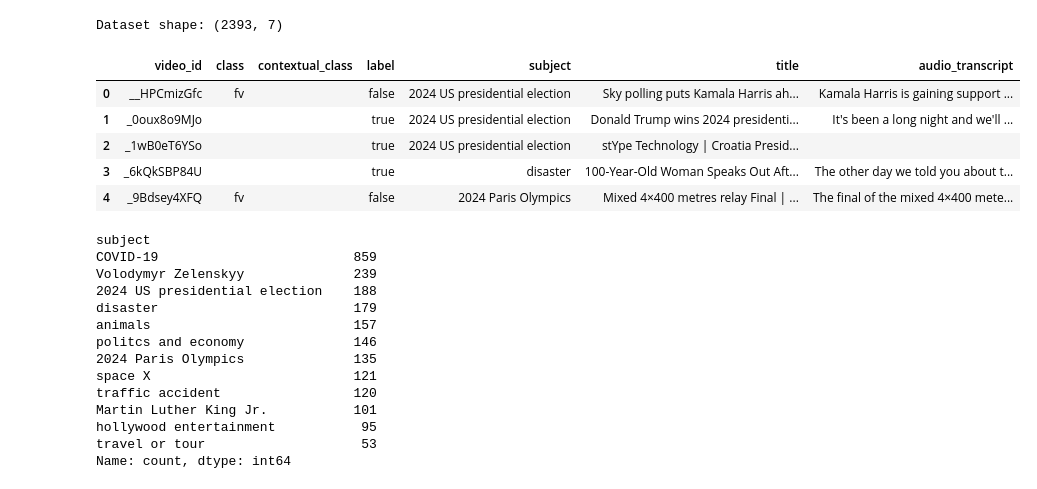
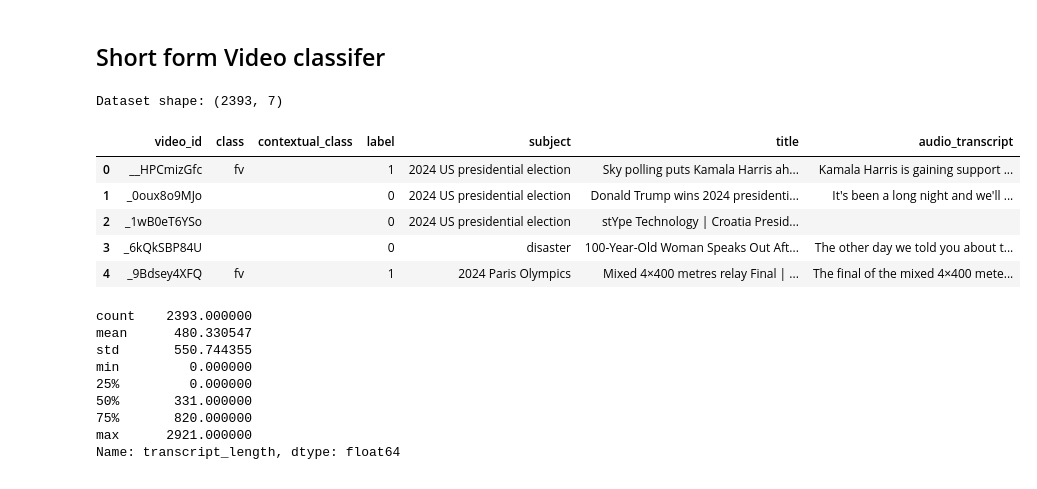
Before and after one commit to ShubhanC/Fake-News-Detector, a Jupyter notebook: eda/video.ipynb, the cells around one changed output. Cells and saved outputs as stored; diff of their text form; code cells hidden in the pictures.

```diff
--- a/eda/video.ipynb
+++ b/eda/video.ipynb
@@ -1,3 +1,5 @@
+# %% [markdown]
+## Short form Video classifer
 # %%
 import pandas as pd
 from sklearn.model_selection import train_test_split
@@ -7,29 +17,13 @@ from sklearn.metrics import accuracy_score, classification_report, confusion_mat
 # %%
-df = pd.read_json('./data/videodata.json')
+df = pd.read_json('../data/video/videodata.json')
+df['label'] = df['label'].map({'false': 1, 'true': 0})
 print("Dataset shape:", df.shape)
 df.head()
 # %% [output]
 Dataset shape: (2393, 7)
 |  | video_id | class | contextual_class | label | subject | title | audio_transcript |
-| 0 | __HPCmizGfc | fv |  | false | 2024 US presidential election | Sky polling puts Kamala Harris ah... | Kamala Harris is gaining support ... |
-| 1 | _0oux8o9MJo |  |  | true | 2024 US presidential election | Donald Trump wins 2024 presidenti... | It's been a long night and we'll ... |
-| 2 | _1wB0eT6YSo |  |  | true | 2024 US presidential election | stYpe Technology | Croatia Presid... |  |
-| 3 | _6kQkSBP84U |  |  | true | disaster | 100-Year-Old Woman Speaks Out Aft... | The other day we told you about t... |
-| 4 | _9Bdsey4XFQ | fv |  | false | 2024 Paris Olympics | Mixed 4×400 metres relay Final | ... | The final of the mixed 4×400 mete... |
+| 0 | __HPCmizGfc | fv |  | 1 | 2024 US presidential election | Sky polling puts Kamala Harris ah... | Kamala Harris is gaining support ... |
+| 1 | _0oux8o9MJo |  |  | 0 | 2024 US presidential election | Donald Trump wins 2024 presidenti... | It's been a long night and we'll ... |
+| 2 | _1wB0eT6YSo |  |  | 0 | 2024 US presidential election | stYpe Technology | Croatia Presid... |  |
+| 3 | _6kQkSBP84U |  |  | 0 | disaster | 100-Year-Old Woman Speaks Out Aft... | The other day we told you about t... |
+| 4 | _9Bdsey4XFQ | fv |  | 1 | 2024 Paris Olympics | Mixed 4×400 metres relay Final | ... | The final of the mixed 4×400 mete... |
-# %%
-df['subject'].value_counts()
-# %% [output]
-subject
-COVID-19                         859
-Volodymyr Zelenskyy              239
-2024 US presidential election    188
-disaster                         179
-animals                          157
-politcs and economy              146
-2024 Paris Olympics              135
-space X                          121
-traffic accident                 120
-Martin Luther King Jr.           101
-hollywood entertainment           95
-travel or tour                    53
-Name: count, dtype: int64
@@ -35,0 +34,12 @@ Name: count, dtype: int64
+# %%
+df['transcript_length'].describe()
+# %% [output]
+count    2393.000000
+mean      480.330547
+std       550.744355
+min         0.000000
+25%         0.000000
+50%       331.000000
+75%       820.000000
+max      2921.000000
+Name: transcript_length, dtype: float64
```
Also changed, not shown: parts of 29 cells of this notebook, 14 other files.
